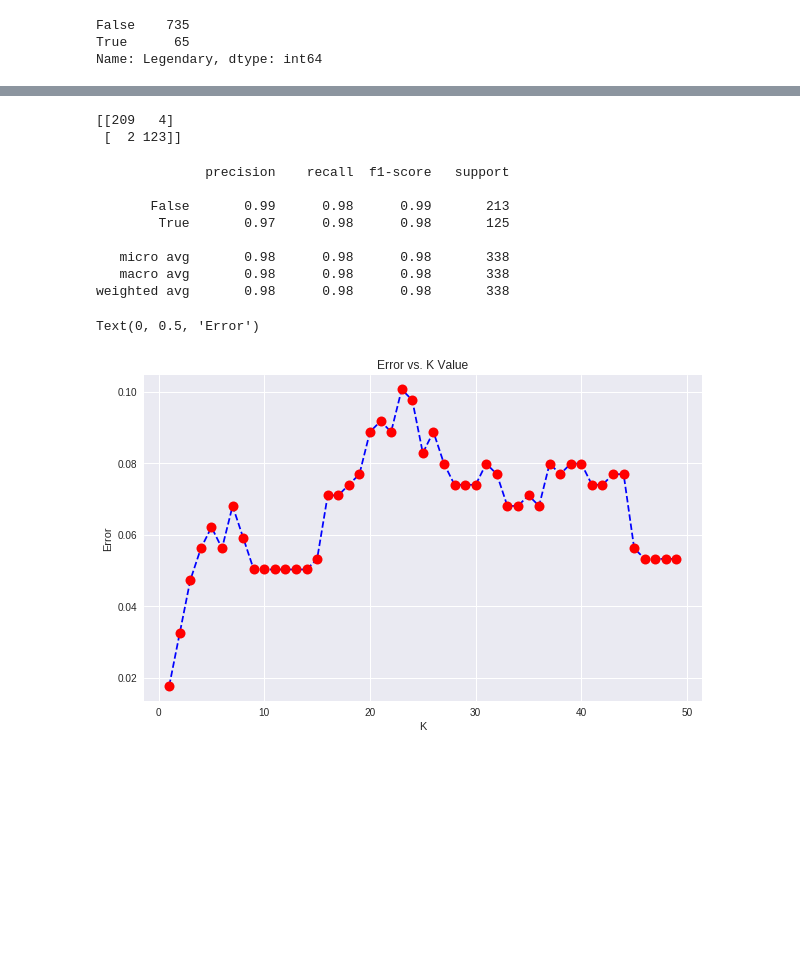
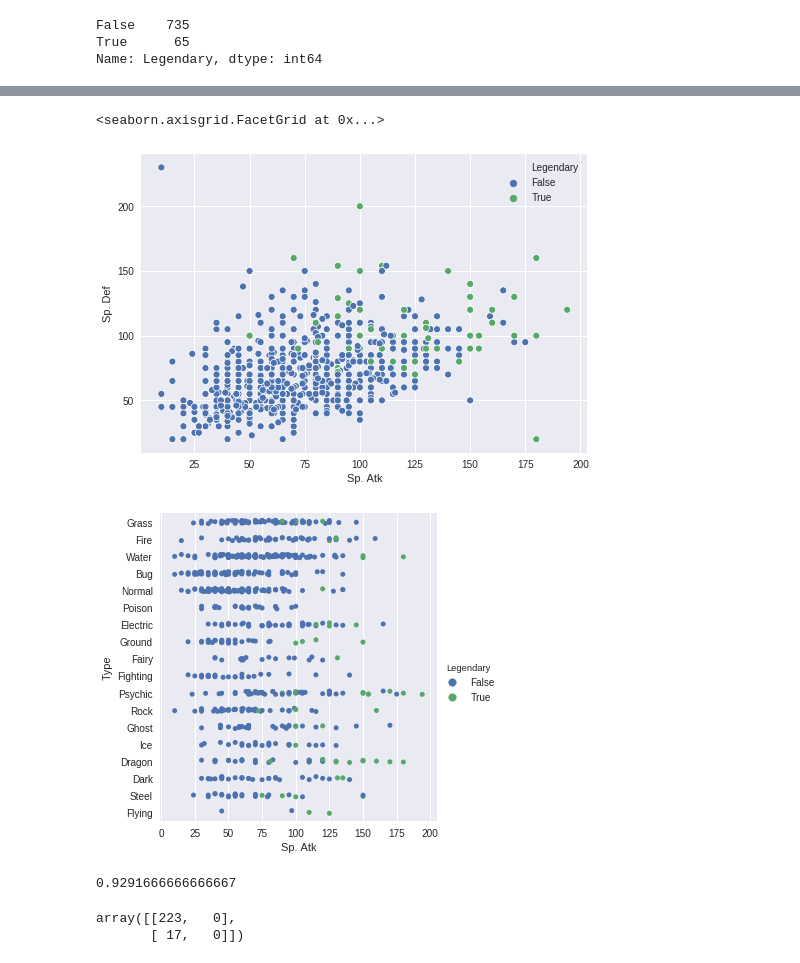
Before and after one commit to DuS4NN/Orlicek_NS2019, a Jupyter notebook: Projekt.ipynb, the cells around one changed output, grey strips where cells are left out. Drawn from its saved outputs; the diff is of its cells as text; code cells hidden in the pictures; blank space fills up the shorter version.

Commit message:
Využitie MLPClassifier

```diff
--- a/Projekt.ipynb
+++ b/Projekt.ipynb
@@ -73,12 +63,3 @@ dataset.Legendary.value_counts()
 False    735
 True      65
 Name: Legendary, dtype: int64
-# %%
-#Pridáme viac legendárnych pokémonov do datasetu aby sme čiastočne vybalancovali dataset
-legendaryPokemons = dataset.loc[dataset['Legendary'] == True]
-
-for x in range(0,5):
-    dataset = dataset.append(legendaryPokemons)
-
-dataset = shuffle(dataset)
-dataset.Legendary.value_counts()
@@ -117,19 +65,0 @@ prediction = knn.predict(X_test)
-# %%
-#Porovnanie reálych a predikovaných dát
-print(confusion_matrix(y_test,prediction))
-# %% [output]
-[[209   4]
- [  2 123]]
-# %%
-#Môžeme vidieť, že zvýšenie počtu legendárnych pokémonov v datasete pomohlo sieti lepšie sa natrénovať
-#a tým pádom sme dostali podstatne lepšiu úspešnoť predikcie legendnárnych pokémonov
-print(classification_report(y_test,prediction))
-# %% [output]
-              precision    recall  f1-score   support
-
-       False       0.99      0.98      0.99       213
-        True       0.97      0.98      0.98       125
-
-   micro avg       0.98      0.98      0.98       338
-   macro avg       0.98      0.98      0.98       338
-weighted avg       0.98      0.98      0.98       338
@@ -146,12 +66,7 @@ for i in range (1,50):
-# %%
-#Vidíme, že v našom prípade hodnota K nemá veľký vplyv na chybovosť ktorá sa pohybuje od 0.03 do 0.08, avšak na grafe
-#môžeme pozorovať, že najlepšie výsledky majú hodnoty 1-3 preto necháme hodnotu K = 1
-plt.figure(figsize=(10,6))
-plt.plot(range(1,50),error,color='blue', linestyle='dashed', marker='o',
-         markerfacecolor='red', markersize=10)
-plt.title('Error vs. K Value')
-plt.xlabel('K')
-plt.ylabel('Error')
-# %% [output]
-Text(0, 0.5, 'Error')
-[figure, removed]
+# %%
+sns.scatterplot(x='Sp. Atk', y='Sp. Def', data=dataset,hue="Legendary")
+sns.catplot(x='Sp. Atk', y='Type', data=dataset,hue="Legendary")
+# %% [output]
+<seaborn.axisgrid.FacetGrid at 0x...>
+[figure, added]
+[figure, added]
@@ -157,0 +81,16 @@ Text(0, 0.5, 'Error')
+# %%
+MLPC = MLPClassifier(alpha=0.01, hidden_layer_sizes=(1,1), max_iter=100)
+MLPC.fit(X_train, y_train)
+MLPC.score(X_test, y_test)
+#Môžeme vidieť, že pomocou viac vrstvového perceptronu dosahujeme (iba jedna vrstva a jeden neuron) vysokú úspešnosť
+# %% [output]
+0.9291666666666667
+# %%
+#avšak dôvodom je vysoký počet nelegendárnych pokémonov a úspešnosť odhadu legendárnych pokémonov je 0%
+#v ďalšej verzií je teda nutné zmeniť vnútornú vrstvu
+
+prediction = MLPC.predict(X_test)
+confusion_matrix(y_test,prediction)
+# %% [output]
+array([[223,   0],
+       [ 17,   0]])
```
Also changed, not shown: parts of 10 cells of this notebook.
